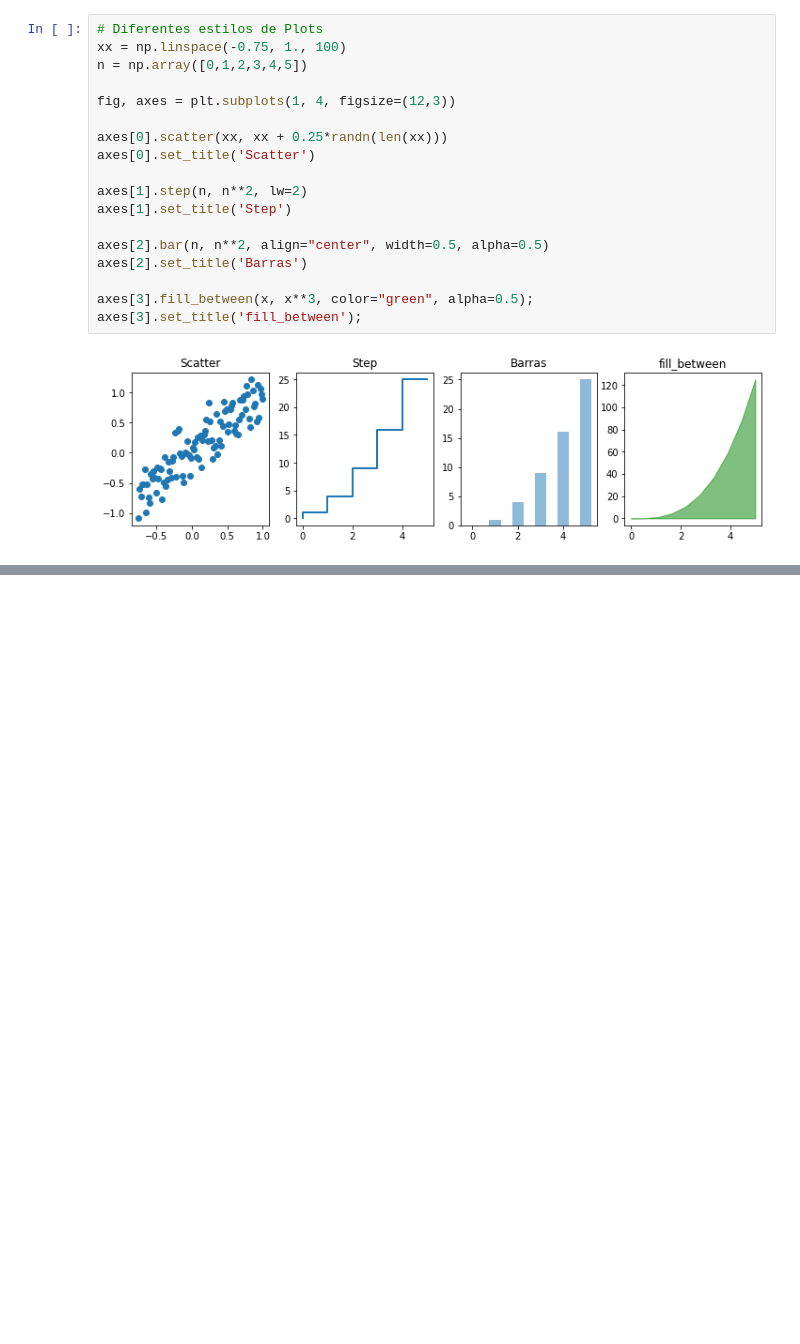
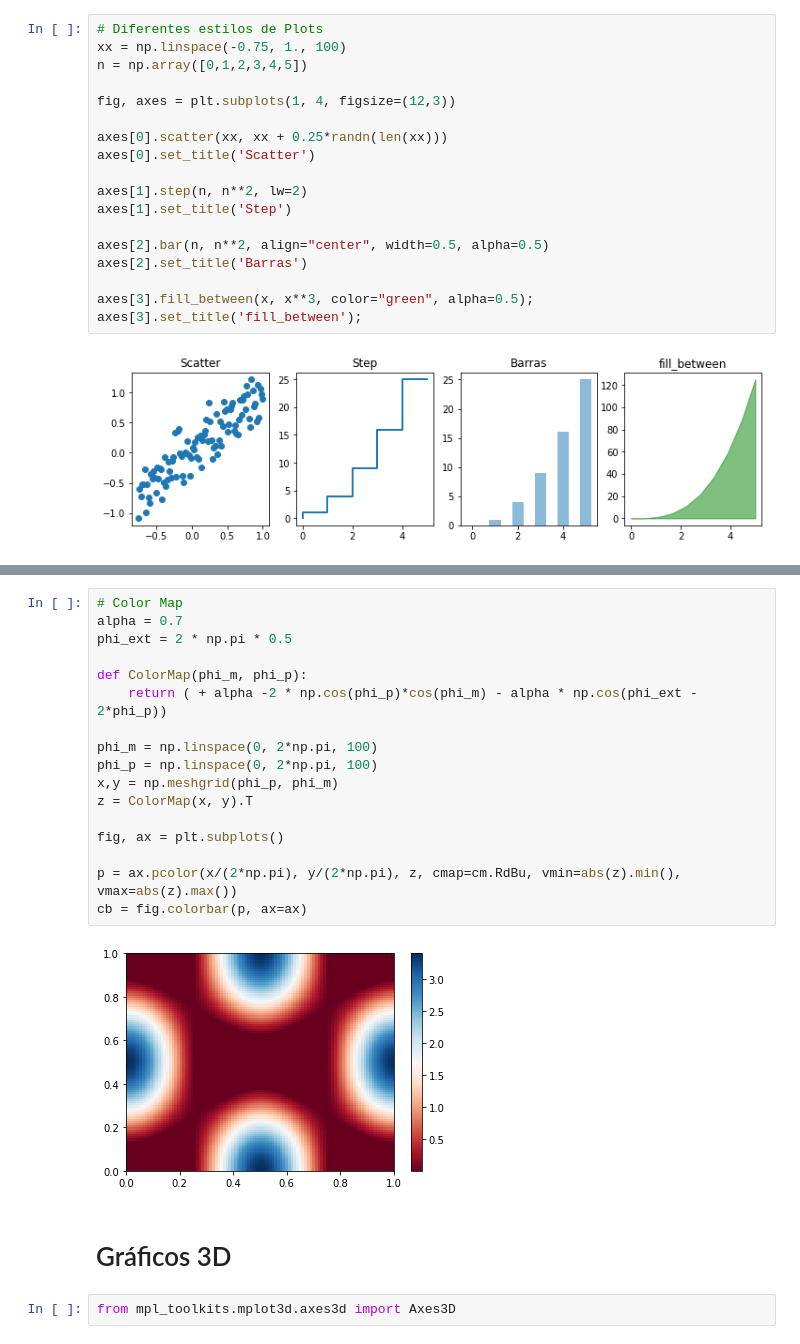
Before and after one commit to guimaraesalves/Data-Science-Academy, a Jupyter notebook: pyfund/8 - Modulos Python para analise de dados/Cap08 - Matplotlib - Plots-e-Gráficos.ipynb, the cells around one changed output, grey strips where cells are left out. Saved outputs shown, nothing was run; the diff lists cells and outputs as text; blank space fills up the shorter version.

```diff
--- a/pyfund/8 - Modulos Python para analise de dados/Cap08 - Matplotlib - Plots-e-Gráficos.ipynb
+++ b/pyfund/8 - Modulos Python para analise de dados/Cap08 - Matplotlib - Plots-e-Gráficos.ipynb
@@ -284,0 +300,23 @@ axes[3].set_title('fill_between');
+# %%
+# Color Map
+alpha = 0.7
+phi_ext = 2 * np.pi * 0.5
+
+def ColorMap(phi_m, phi_p):
+    return ( + alpha -2 * np.cos(phi_p)*cos(phi_m) - alpha * np.cos(phi_ext - 2*phi_p))
+
+phi_m = np.linspace(0, 2*np.pi, 100)
+phi_p = np.linspace(0, 2*np.pi, 100)
+x,y = np.meshgrid(phi_p, phi_m)
+z = ColorMap(x, y).T
+
+fig, ax = plt.subplots()
+
+p = ax.pcolor(x/(2*np.pi), y/(2*np.pi), z, cmap=cm.RdBu, vmin=abs(z).min(), vmax=abs(z).max())
+cb = fig.colorbar(p, ax=ax)
+# %% [output]
+[figure, added]
+# %% [markdown]
+# Gráficos 3D
+# %%
+from mpl_toolkits.mplot3d.axes3d import Axes3D
```
Also changed, not shown: parts of 4 cells of this notebook.
